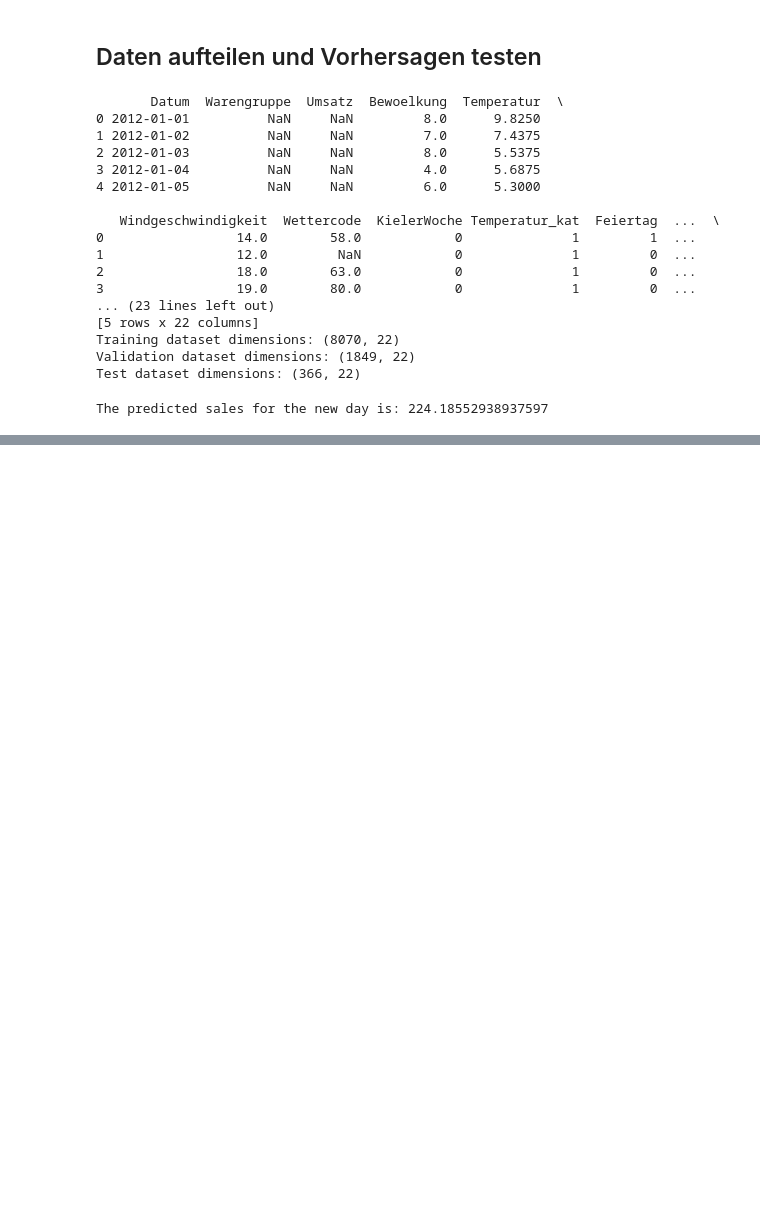
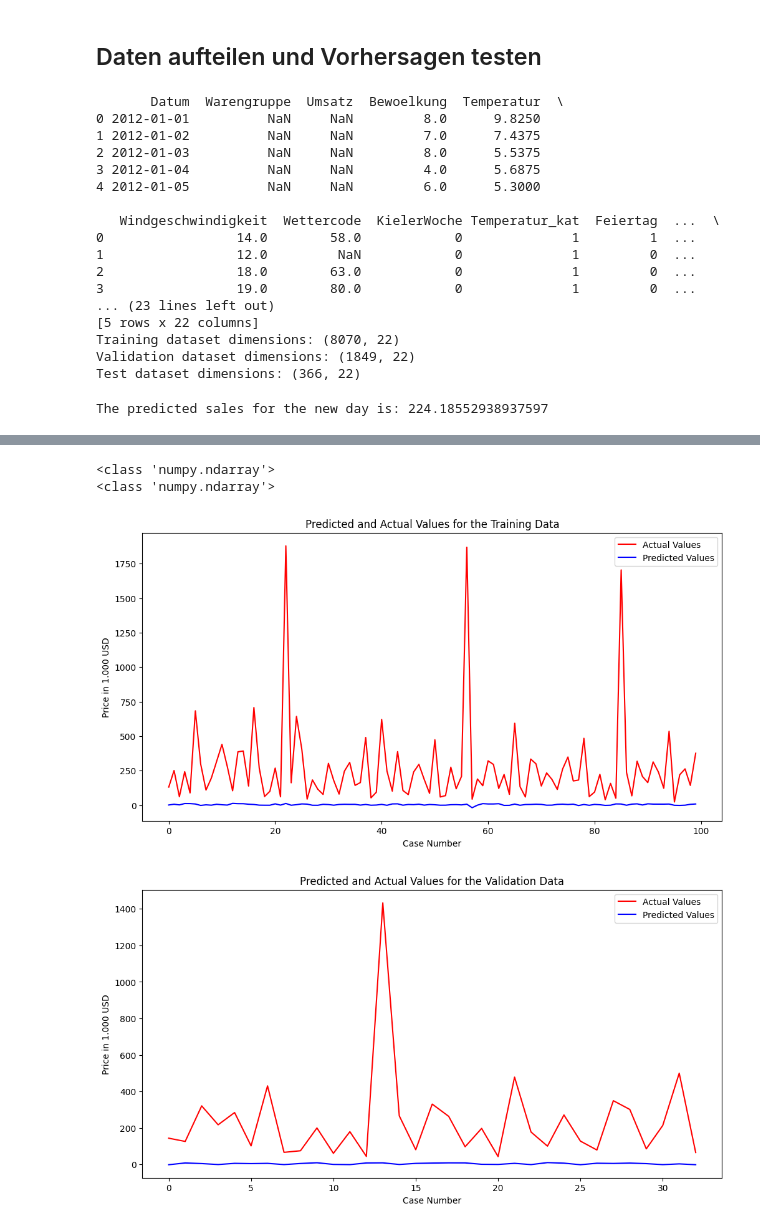
Before and after one commit to Suminho7/bakery_sales_prediction, a Jupyter notebook: Datenaufbereitung.ipynb, the cells around one changed output, grey strips where cells are left out. Drawn from its saved outputs; the diff is of its cells as text; code cells hidden in the pictures; blank space fills up the shorter version.

```diff
--- a/Datenaufbereitung.ipynb
+++ b/Datenaufbereitung.ipynb
@@ -371,0 +604,13 @@ The predicted sales for the new day is: 224.18552938937597
+# %%
+# Predictions machen
+import numpy as np
+
+def mape(y_true, y_pred):
+    y_true, y_pred = np.array(y_true), np.array(y_pred)
+    non_zero_mask = y_true != 0
+    return np.mean(np.abs((y_true[non_zero_mask] - y_pred[non_zero_mask]) / y_true[non_zero_mask])) * 100
+
+training_predictions = model.predict(training_features)
+validation_predictions = model.predict(validation_features)
+print(f"MAPE on the Training Data: {mape(training_labels, training_predictions):.2f}%")
+print(f"MAPE on the Validation Data: {mape(validation_labels, validation_predictions):.2f}%")
@@ -371,0 +622,34 @@ The predicted sales for the new day is: 224.18552938937597
+# %%
+# Plotten
+def plot_predictions(data, title):
+    plt.figure(figsize=(12, 6))
+    plt.plot(data['actual'], label='Actual Values', color='red')
+    plt.plot(data['prediction'], label='Predicted Values', color='blue')
+    plt.title(title)
+    plt.xlabel('Case Number')
+    plt.ylabel('Price in 1.000 USD')
+    plt.legend()
+    plt.show()
+
+# Ensure that training_predictions, validation_predictions, training_labels, and validation_labels are numpy arrays
+training_predictions = np.array(training_predictions).flatten()
+validation_predictions = np.array(validation_predictions).flatten()
+training_labels = np.array(training_labels).flatten()
+validation_labels = np.array(validation_labels).flatten()
+
+# print the type of the predictions
+print(type(training_predictions))
+print(type(validation_predictions))
+
+# Create DataFrames with 1-dimensional arrays
+data_train = pd.DataFrame({'prediction': training_predictions, 'actual': training_labels})
+data_validation = pd.DataFrame({'prediction': validation_predictions, 'actual': validation_labels})
+
+# Plot predictions
+plot_predictions(data_train.head(100), 'Predicted and Actual Values for the Training Data')
+plot_predictions(data_validation.head(100), 'Predicted and Actual Values for the Validation Data')
+# %% [output]
+<class 'numpy.ndarray'>
+<class 'numpy.ndarray'>
+[figure, added]
+[figure, added]
```
Also changed, not shown: parts of 12 cells of this notebook, 7 other files.
